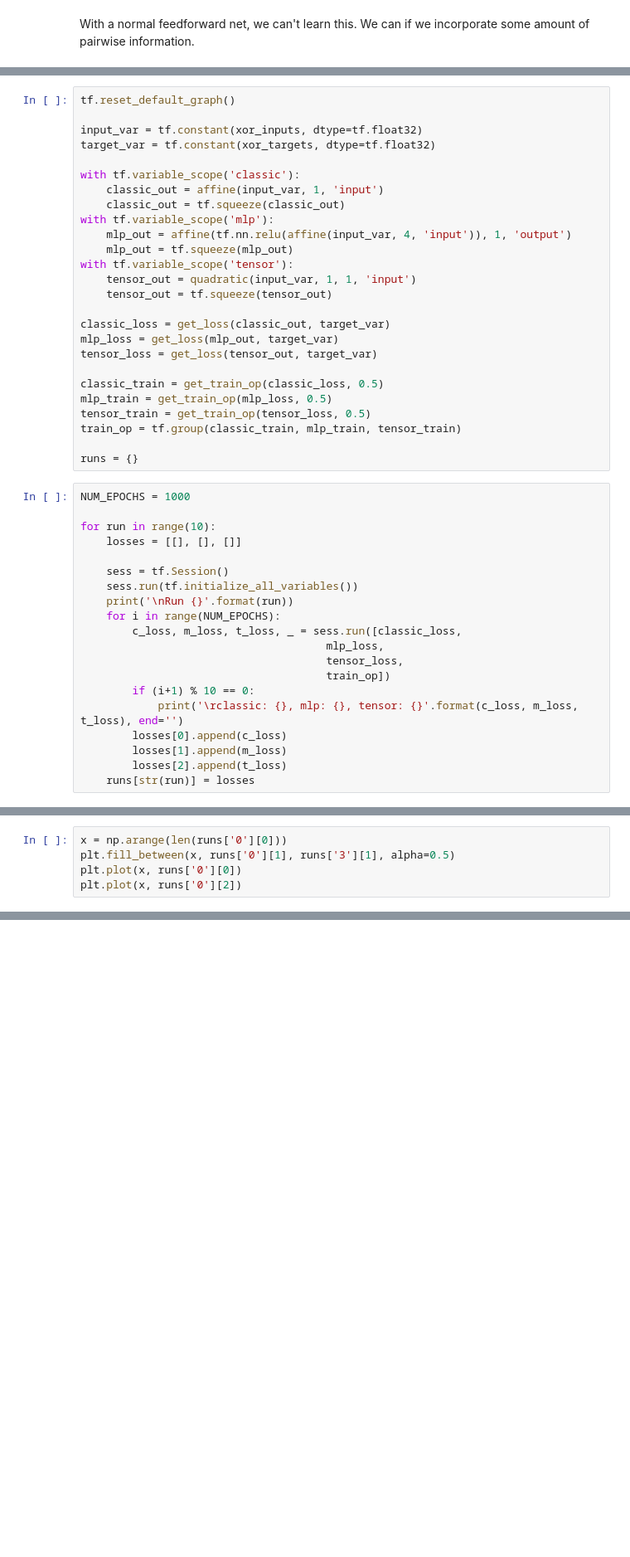
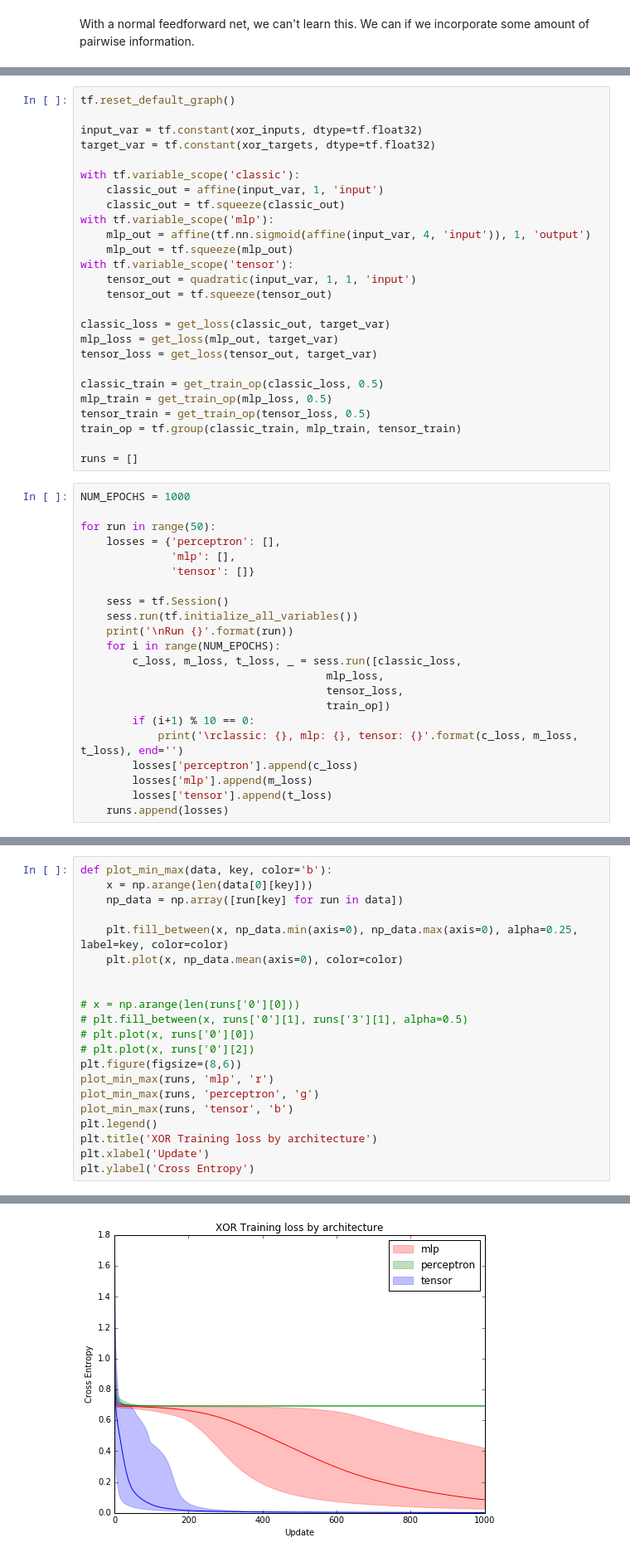
Before and after one commit to PFCM/ff-tensor, a Jupyter notebook: xor.ipynb, the cells around one changed output, grey strips where cells are left out. Shown at 83% size. Cells and saved outputs as stored; diff of their text form; blank space fills up the shorter version.

Commit message:
graphs

```diff
--- a/xor.ipynb
+++ b/xor.ipynb
@@ -77,7 +77,7 @@ with tf.variable_scope('classic'):
     classic_out = affine(input_var, 1, 'input')
     classic_out = tf.squeeze(classic_out)
 with tf.variable_scope('mlp'):
-    mlp_out = affine(tf.nn.relu(affine(input_var, 4, 'input')), 1, 'output')
+    mlp_out = affine(tf.nn.sigmoid(affine(input_var, 4, 'input')), 1, 'output')
     mlp_out = tf.squeeze(mlp_out)
 with tf.variable_scope('tensor'):
     tensor_out = quadratic(input_var, 1, 1, 'input')
@@ -92,12 +92,14 @@ mlp_train = get_train_op(mlp_loss, 0.5)
 tensor_train = get_train_op(tensor_loss, 0.5)
 train_op = tf.group(classic_train, mlp_train, tensor_train)
 
-runs = {}
+runs = []
 # %%
 NUM_EPOCHS = 1000
 
-for run in range(10):
-    losses = [[], [], []]
+for run in range(50):
+    losses = {'perceptron': [],
+              'mlp': [],
+              'tensor': []}
 
     sess = tf.Session()
     sess.run(tf.initialize_all_variables())
@@ -109,9 +111,9 @@ for run in range(10):
                                       train_op])
         if (i+1) % 10 == 0:
             print('\rclassic: {}, mlp: {}, tensor: {}'.format(c_loss, m_loss, t_loss), end='')
-        losses[0].append(c_loss)
-        losses[1].append(m_loss)
-        losses[2].append(t_loss)
-    runs[str(run)] = losses
+        losses['perceptron'].append(c_loss)
+        losses['mlp'].append(m_loss)
+        losses['tensor'].append(t_loss)
+    runs.append(losses)
 # %% [output]
 Run 0
@@ -137,5 +135,0 @@ classic: 0.6931471824645996, mlp: 0.00457087904214859, tensor: 0.002395320683717
-# %%
-x = np.arange(len(runs['0'][0]))
-plt.fill_between(x, runs['0'][1], runs['3'][1], alpha=0.5)
-plt.plot(x, runs['0'][0])
-plt.plot(x, runs['0'][2])
@@ -144,0 +136,22 @@ plt.plot(x, runs['0'][2])
+# %%
+def plot_min_max(data, key, color='b'):
+    x = np.arange(len(data[0][key]))
+    np_data = np.array([run[key] for run in data])
+
+    plt.fill_between(x, np_data.min(axis=0), np_data.max(axis=0), alpha=0.25, label=key, color=color)
+    plt.plot(x, np_data.mean(axis=0), color=color)
+
+
+# x = np.arange(len(runs['0'][0]))
+# plt.fill_between(x, runs['0'][1], runs['3'][1], alpha=0.5)
+# plt.plot(x, runs['0'][0])
+# plt.plot(x, runs['0'][2])
+plt.figure(figsize=(8,6))
+plot_min_max(runs, 'mlp', 'r')
+plot_min_max(runs, 'perceptron', 'g')
+plot_min_max(runs, 'tensor', 'b')
+plt.legend()
+plt.title('XOR Training loss by architecture')
+plt.xlabel('Update')
+plt.ylabel('Cross Entropy')
+# %% [output]
@@ -145,3 +159,4 @@ plt.plot(x, runs['0'][2])
+[figure, added]
 # %% [markdown]
 It might be nice to have a look at the decision boundaries, to see how the tensor guy is nonlinear.
 
```
Also changed, not shown: parts of 3 cells of this notebook.
